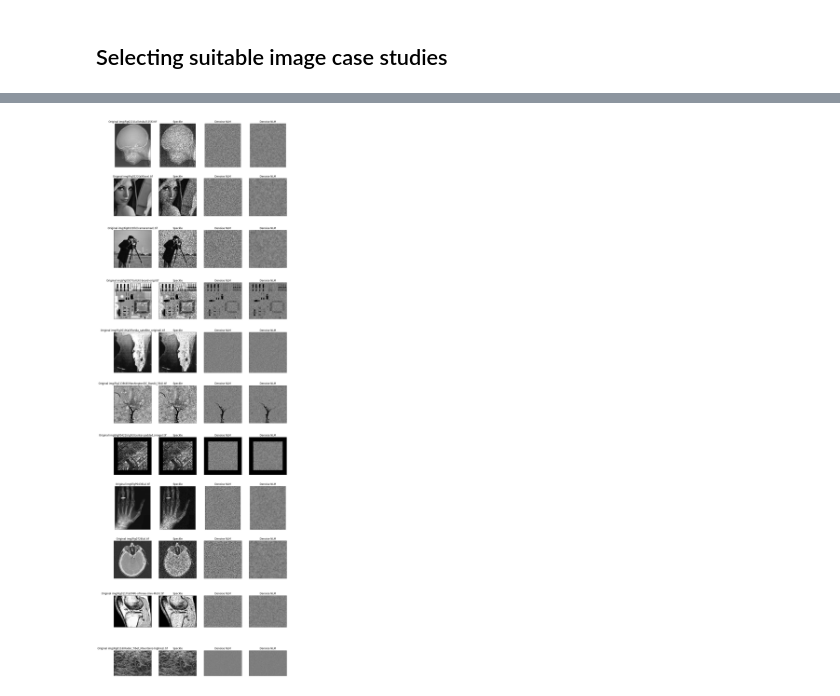
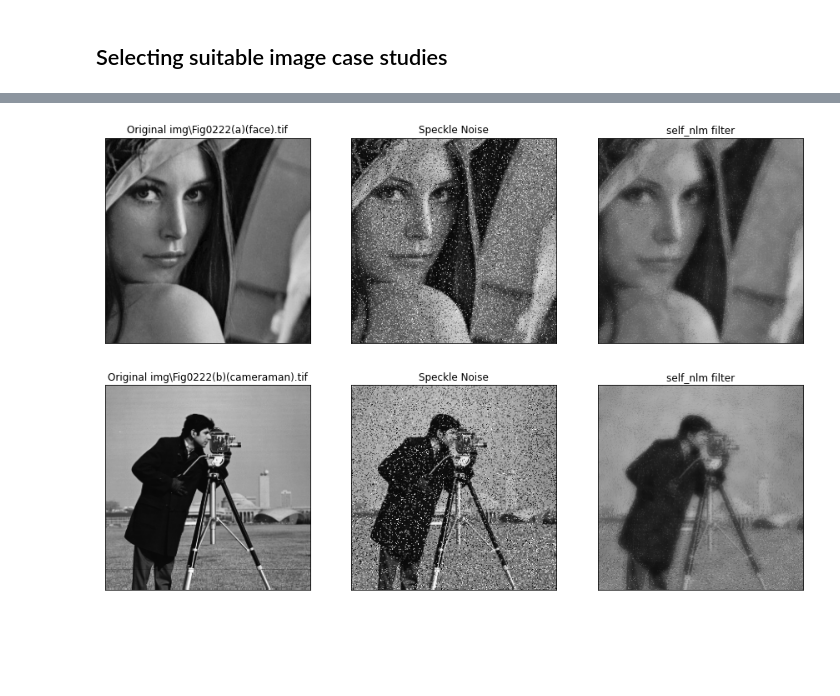
Before and after one commit to asahicantu/ELE510-Final-Project, a Jupyter notebook: Project.ipynb, the cells around one changed output, grey strips where cells are left out. Cells and saved outputs as stored; diff of their text form; code cells hidden in the pictures; blank space fills up the shorter version.

Commit message:
Added Custom NLM. And result images

```diff
--- a/Project.ipynb
+++ b/Project.ipynb
@@ -79,16 +61,16 @@ Decompressing img\DIP3E_CH01_Original_Images.zip....
 ## Selecting suitable image case studies
 # %%
 img_cases = [
-    'Fig0221(a)(ctskull-256).tif',
+#     'Fig0221(a)(ctskull-256).tif',
     'Fig0222(a)(face).tif',
     'Fig0222(b)(cameraman).tif',
-    'Fig0507(a)(ckt-board-orig).tif',
-    'Fig0519(a)(florida_satellite_original).tif',
-    'Fig1138(d)(WashingtonDC_Band4_564).tif',
-    'FigP0421(right)(center-padded_image).tif',
-    'FigP0436(a).tif',
-    'Fig0726(a).tif',
-    'Fig0117(a)(MRI-of-knee-Univ-Mich).tif',
-    'Fig0116(Radar_Tibet_Mountains-highres).tif'
+#     'Fig0507(a)(ckt-board-orig).tif',
+#     'Fig0519(a)(florida_satellite_original).tif',
+#     'Fig1138(d)(WashingtonDC_Band4_564).tif',
+#     'FigP0421(right)(center-padded_image).tif',
+#     'FigP0436(a).tif',
+#     'Fig0726(a).tif',
+#     'Fig0117(a)(MRI-of-knee-Univ-Mich).tif',
+#     'Fig0116(Radar_Tibet_Mountains-highres).tif'
     ]
 # %% [markdown]
@@ -127,22 +94,36 @@ WARNING: Ignoring invalid distribution -ip (c:\python310\lib\site-packages)
 # %%
 import imp
 import numpy as np
 import matplotlib.pyplot as plt
 import cv2
 import noise
+from PIL import Image, ImageFilter
 imp.reload(noise)
-denoise_types = [noise.DENOISE_TYPE_NLM, noise.DENOISE_TYPE_FROST]
-fig, axs = plt.subplots(len(img_cases), len(denoise_types)+2 , figsize=(15,50), sharex=False, sharey=False)
+
+# denoise_types = [noise.DENOISE_TYPE_MEDIAN]
+# denoise_types = [noise.DENOISE_TYPE_CV_NLM]
+denoise_types = [noise.DENOISE_TYPE_SELF_NLM]
+fig, axs = plt.subplots(len(img_cases), 3 , figsize=(15 * len(denoise_types), 5 * len(img_cases)), sharex=False, sharey=False)
 for i,img_case in  enumerate(img_cases) :
     img_case = os.path.join(img_dir, img_case)
     img = cv2.imread(img_case, cv2.IMREAD_GRAYSCALE)
-    img_noise = noise.noisify(noise.NOISE_TYPE_SPECKLE, img)
+    img_noise = noise.noisify_speckle(img)
     set_subplot_settings(img, axs[i,0], f'Original {img_case}')
-    set_subplot_settings(img_noise, axs[i,1],f'Speckle')
+    set_subplot_settings(img_noise, axs[i,1], 'Speckle Noise')
 
     for j,filter in enumerate(denoise_types):
-        img_denoise = noise.denosify(filter,img_noise)
-        set_subplot_settings(img_denoise, axs[i,j+2],f'Denoise NLM')
+        if filter == noise.DENOISE_TYPE_CV_NLM:
+            img_denoise = cv2.fastNlMeansDenoising(img, None, 10, 7, 21)
+        if filter == noise.DENOISE_TYPE_SELF_NLM:
+            params = (20, 6)
+            img_denoise = noise.denosify(filter, img_noise, params)
+        if filter == noise.DENOISE_TYPE_MEDIAN:
+            params = (5)
+            img_denoise = noise.denosify(filter, img_noise, params)
+        # Sharpening image after denoising
+        img_sharpened = Image.fromarray(img_denoise.astype('uint8'))
+        img_sharpened = img_sharpened.filter(ImageFilter.UnsharpMask(radius = 1, percent = 100))
+        set_subplot_settings(img_denoise, axs[i,j+2], filter + " filter")
 plt.show()
 # %% [output]
-[figure, old version]
+[figure, new version]
```
Also changed, not shown: parts of 4 cells of this notebook, 4 other files.
